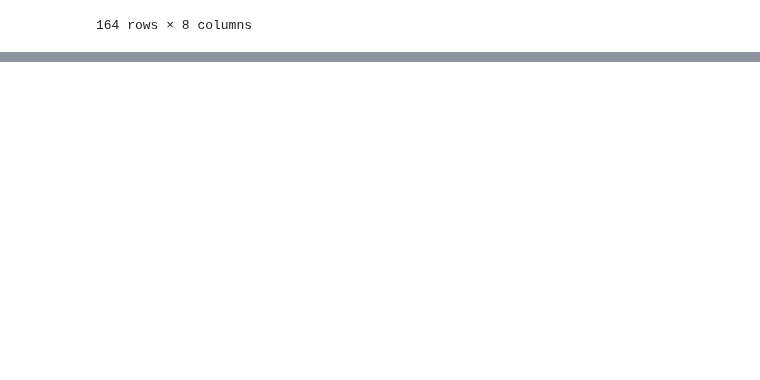
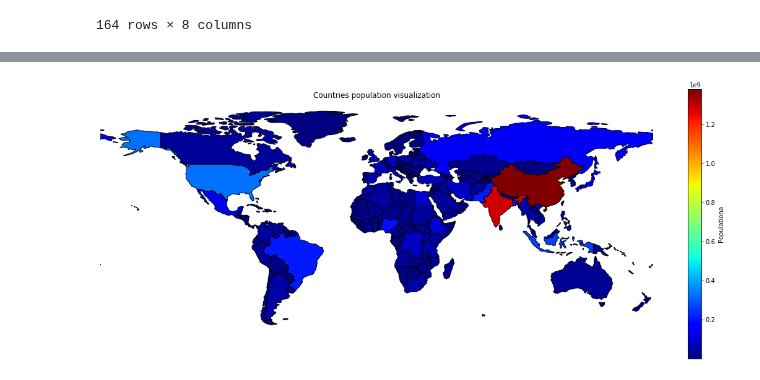
Before and after one commit to mijapa/GDELT, a Jupyter notebook: Clusters_map.ipynb, the cells around one changed output, grey strips where cells are left out. Saved outputs shown, nothing was run; the diff lists cells and outputs as text; code cells hidden in the pictures; blank space fills up the shorter version.

Commit message:
Add gpd and population maps

```diff
--- a/Clusters_map.ipynb
+++ b/Clusters_map.ipynb
@@ -77,0 +78,9 @@ g.figure.set_size_inches(20,8)
+# %%
+g = geoplot.choropleth(
+    world, hue=world.pop_est, figsize=(8, 4), legend=True, cmap='jet',
+    legend_kwargs={'label': "Populationa"}
+)
+g.set_title("Countries population visualization")
+g.figure.set_size_inches(20,8)
+# %% [output]
+[figure, added]
```
Also changed, not shown: parts of 2 cells of this notebook.
